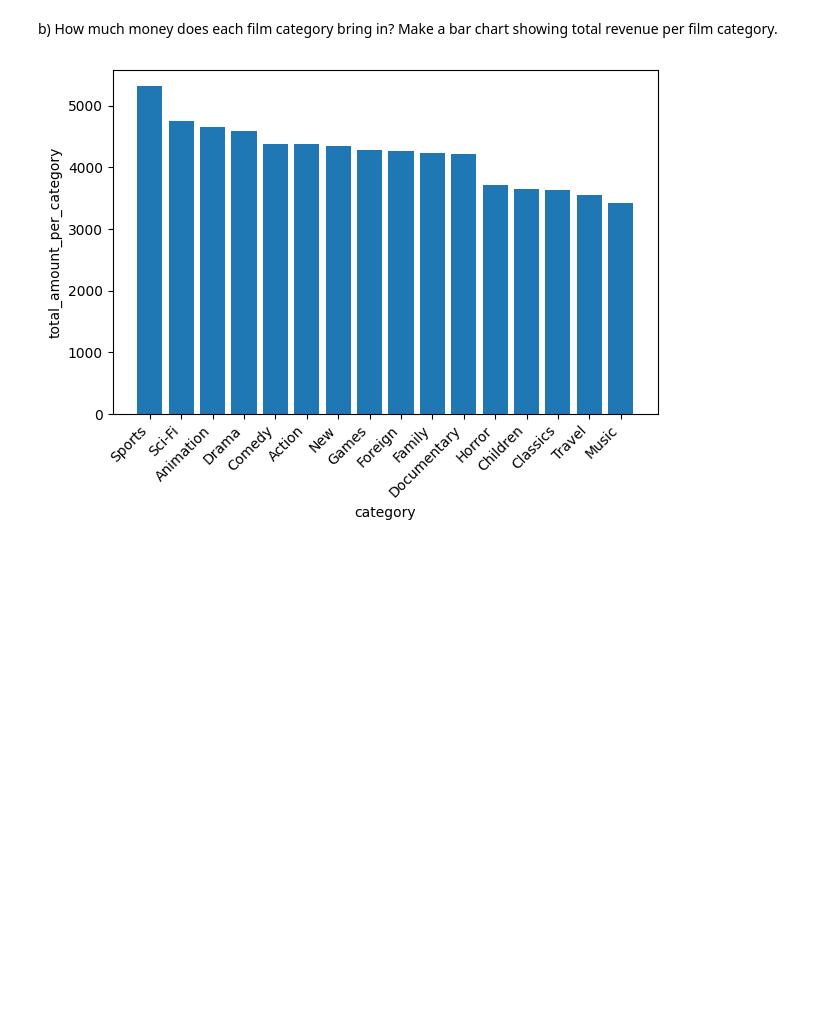
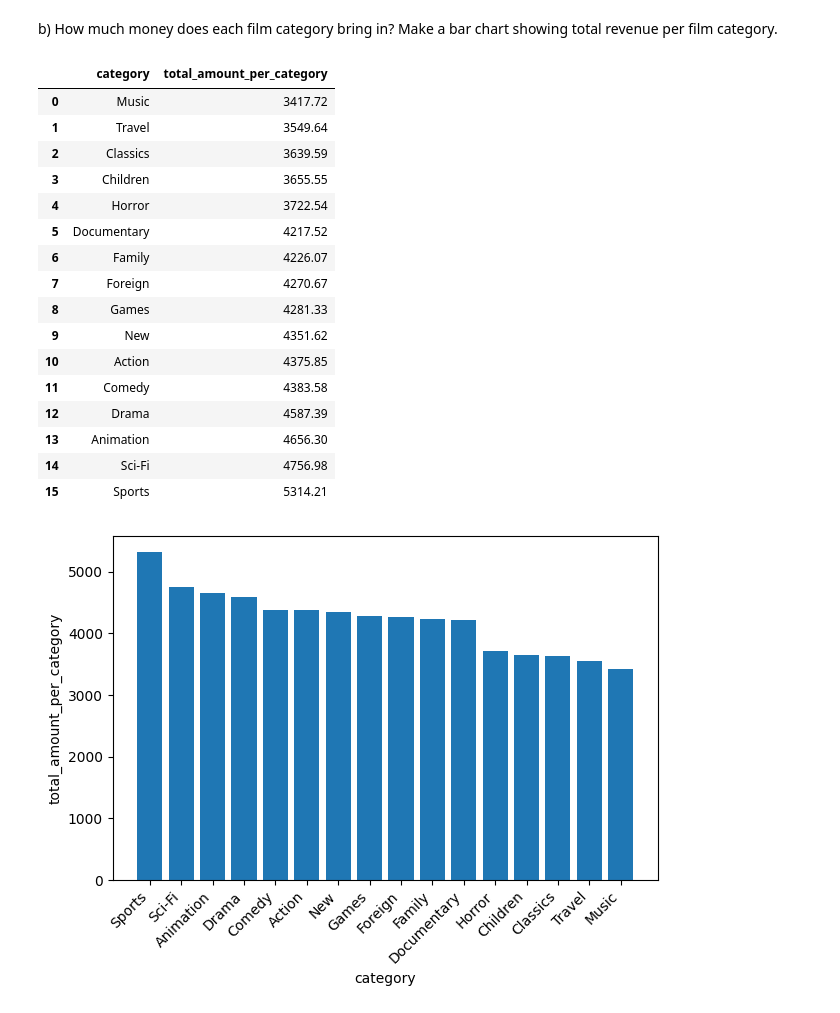
Before and after one commit to aliciagez/sakila_lab_alicia_gezelius, a Jupyter notebook: sakila_querie.ipynb, the cells around one changed output. Drawn from its saved outputs; the diff is of its cells as text; code cells hidden in the pictures; blank space fills up the shorter version.

Commit message:
made the dataframes in the own codeblock

```diff
--- a/sakila_querie.ipynb
+++ b/sakila_querie.ipynb
@@ -298,6 +298,40 @@ fig.savefig("paying_customer.png", dpi = 100)
 # %% [markdown]
 b) How much money does each film category bring in? Make a bar chart showing total revenue per film
 category.
+# %%
+dfs = duckdb_query("""
+SELECT
+    c.name as category,
+    SUM(p.amount) as total_amount_per_category
+FROM staging.category c
+JOIN staging.film_category fa ON fa.category_id = c.category_id
+JOIN staging.film fi ON fi.film_id = fa.film_id
+JOIN staging.inventory id ON id.film_id = fi.film_id
+JOIN staging.rental r ON r.inventory_id = id.inventory_id
+JOIN staging.payment p ON p.rental_id = r.rental_id
+GROUP BY c.name
+ORDER BY total_amount_per_category DESC;
+
+""")
+dfs
+# %% [output]
+|  | category | total_amount_per_category |
+| 0 | Music | 3417.72 |
+| 1 | Travel | 3549.64 |
+| 2 | Classics | 3639.59 |
+| 3 | Children | 3655.55 |
+| 4 | Horror | 3722.54 |
+| 5 | Documentary | 4217.52 |
+| 6 | Family | 4226.07 |
+| 7 | Foreign | 4270.67 |
+| 8 | Games | 4281.33 |
+| 9 | New | 4351.62 |
+| 10 | Action | 4375.85 |
+| 11 | Comedy | 4383.58 |
+| 12 | Drama | 4587.39 |
+| 13 | Animation | 4656.30 |
+| 14 | Sci-Fi | 4756.98 |
+| 15 | Sports | 5314.21 |
 # %%
 dfs = duckdb_query("""
 SELECT
```
Also changed, not shown: parts of 3 cells of this notebook, 2 other files.
